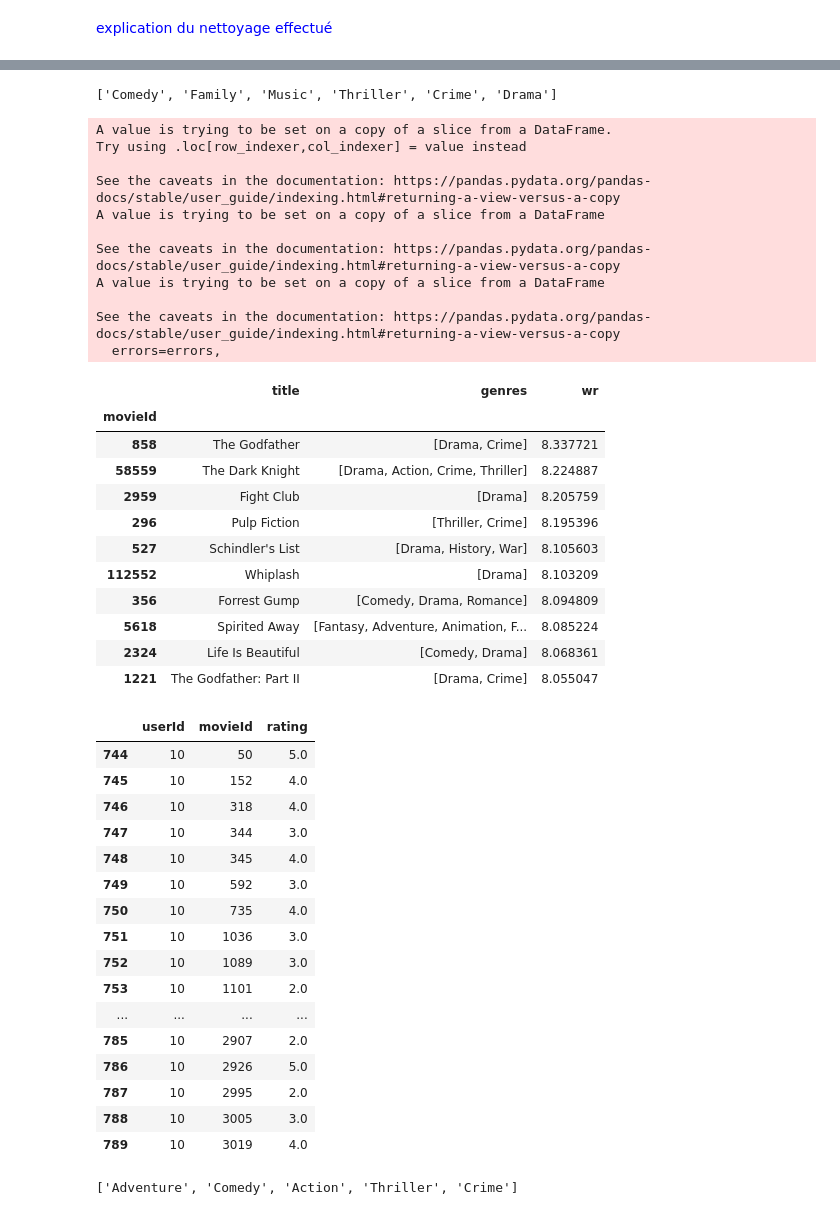
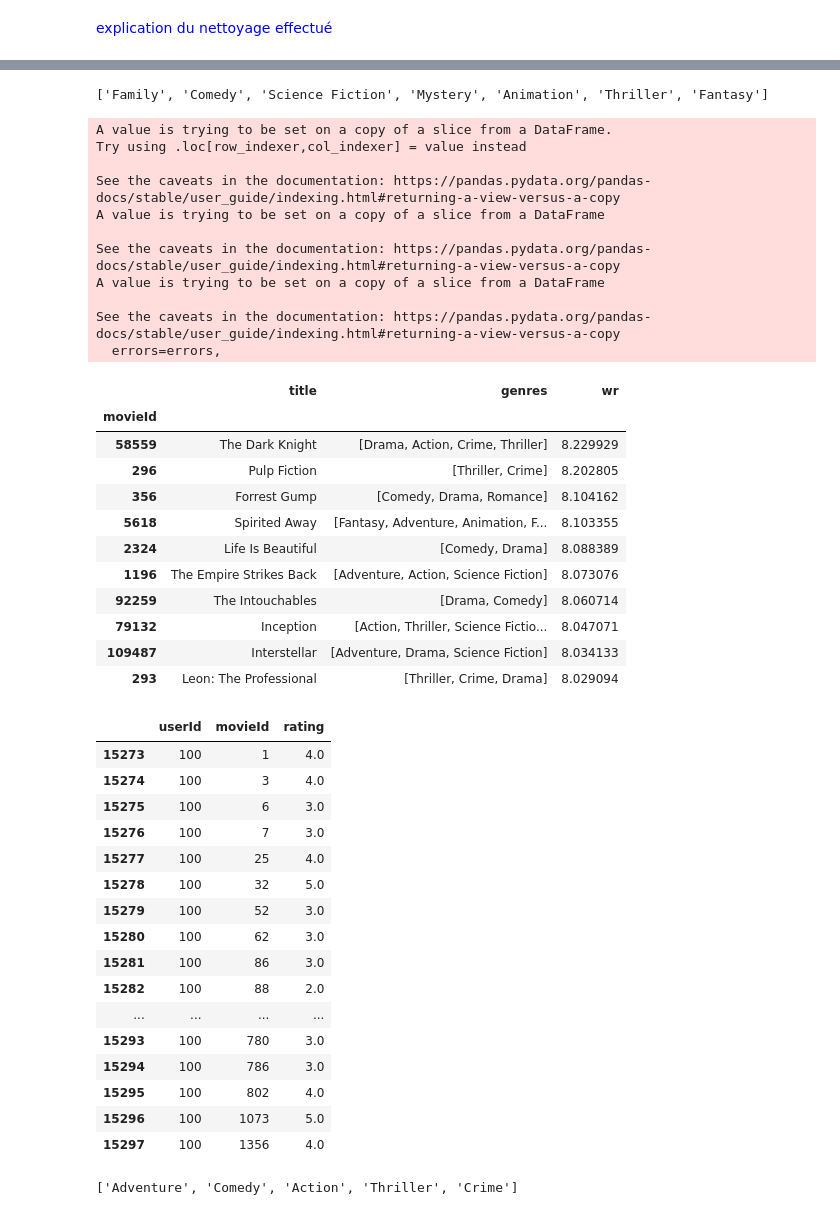
Before and after one commit to AnitaDurr/MovieRecommandation, a Jupyter notebook: MovieNotebook.ipynb, the cells around one changed output, grey strips where cells are left out. Cells and saved outputs as stored; diff of their text form; code cells hidden in the pictures.

```diff
--- a/MovieNotebook.ipynb
+++ b/MovieNotebook.ipynb
@@ -229,9 +251,9 @@ class PopularityRecommender:
 # %%
 pop = PopularityRecommender(movies, ratings, link)
-print(pop.pref_genres(10))
-pop.recommend(10, 10)
+print(pop.pref_genres(100))
+pop.recommend(100, 10)
 # %% [output]
-['Comedy', 'Family', 'Music', 'Thriller', 'Crime', 'Drama']
+['Family', 'Comedy', 'Science Fiction', 'Mystery', 'Animation', 'Thriller', 'Fantasy']
 A value is trying to be set on a copy of a slice from a DataFrame.
 Try using .loc[row_indexer,col_indexer] = value instead
 
@@ -245,36 +267,36 @@ See the caveats in the documentation: https://pandas.pydata.org/pandas-docs/stab
   errors=errors,
 |  | title | genres | wr |
 | movieId |  |  |  |
-| 858 | The Godfather | [Drama, Crime] | 8.337721 |
-| 58559 | The Dark Knight | [Drama, Action, Crime, Thriller] | 8.224887 |
-| 2959 | Fight Club | [Drama] | 8.205759 |
-| 296 | Pulp Fiction | [Thriller, Crime] | 8.195396 |
-| 527 | Schindler's List | [Drama, History, War] | 8.105603 |
-| 112552 | Whiplash | [Drama] | 8.103209 |
-| 356 | Forrest Gump | [Comedy, Drama, Romance] | 8.094809 |
-| 5618 | Spirited Away | [Fantasy, Adventure, Animation, F... | 8.085224 |
-| 2324 | Life Is Beautiful | [Comedy, Drama] | 8.068361 |
-| 1221 | The Godfather: Part II | [Drama, Crime] | 8.055047 |
+| 58559 | The Dark Knight | [Drama, Action, Crime, Thriller] | 8.229929 |
+| 296 | Pulp Fiction | [Thriller, Crime] | 8.202805 |
+| 356 | Forrest Gump | [Comedy, Drama, Romance] | 8.104162 |
+| 5618 | Spirited Away | [Fantasy, Adventure, Animation, F... | 8.103355 |
+| 2324 | Life Is Beautiful | [Comedy, Drama] | 8.088389 |
+| 1196 | The Empire Strikes Back | [Adventure, Action, Science Fiction] | 8.073076 |
+| 92259 | The Intouchables | [Drama, Comedy] | 8.060714 |
+| 79132 | Inception | [Action, Thriller, Science Fictio... | 8.047071 |
+| 109487 | Interstellar | [Adventure, Drama, Science Fiction] | 8.034133 |
+| 293 | Leon: The Professional | [Thriller, Crime, Drama] | 8.029094 |
 # %%
-ratings.loc[ratings['userId']==10]
+ratings.loc[ratings['userId']==100]
 # %% [output]
 |  | userId | movieId | rating |
-| 744 | 10 | 50 | 5.0 |
-| 745 | 10 | 152 | 4.0 |
-| 746 | 10 | 318 | 4.0 |
-| 747 | 10 | 344 | 3.0 |
-| 748 | 10 | 345 | 4.0 |
-| 749 | 10 | 592 | 3.0 |
-| 750 | 10 | 735 | 4.0 |
-| 751 | 10 | 1036 | 3.0 |
-| 752 | 10 | 1089 | 3.0 |
-| 753 | 10 | 1101 | 2.0 |
+| 15273 | 100 | 1 | 4.0 |
+| 15274 | 100 | 3 | 4.0 |
+| 15275 | 100 | 6 | 3.0 |
+| 15276 | 100 | 7 | 3.0 |
+| 15277 | 100 | 25 | 4.0 |
+| 15278 | 100 | 32 | 5.0 |
+| 15279 | 100 | 52 | 3.0 |
+| 15280 | 100 | 62 | 3.0 |
+| 15281 | 100 | 86 | 3.0 |
+| 15282 | 100 | 88 | 2.0 |
 | ... | ... | ... | ... |
-| 785 | 10 | 2907 | 2.0 |
-| 786 | 10 | 2926 | 5.0 |
-| 787 | 10 | 2995 | 2.0 |
-| 788 | 10 | 3005 | 3.0 |
-| 789 | 10 | 3019 | 4.0 |
+| 15293 | 100 | 780 | 3.0 |
+| 15294 | 100 | 786 | 3.0 |
+| 15295 | 100 | 802 | 4.0 |
+| 15296 | 100 | 1073 | 5.0 |
+| 15297 | 100 | 1356 | 4.0 |
 # %%
 print(pop.pref_genres(4))
 pop.recommend(4, 10)
```
Also changed, not shown: parts of 7 cells of this notebook.
